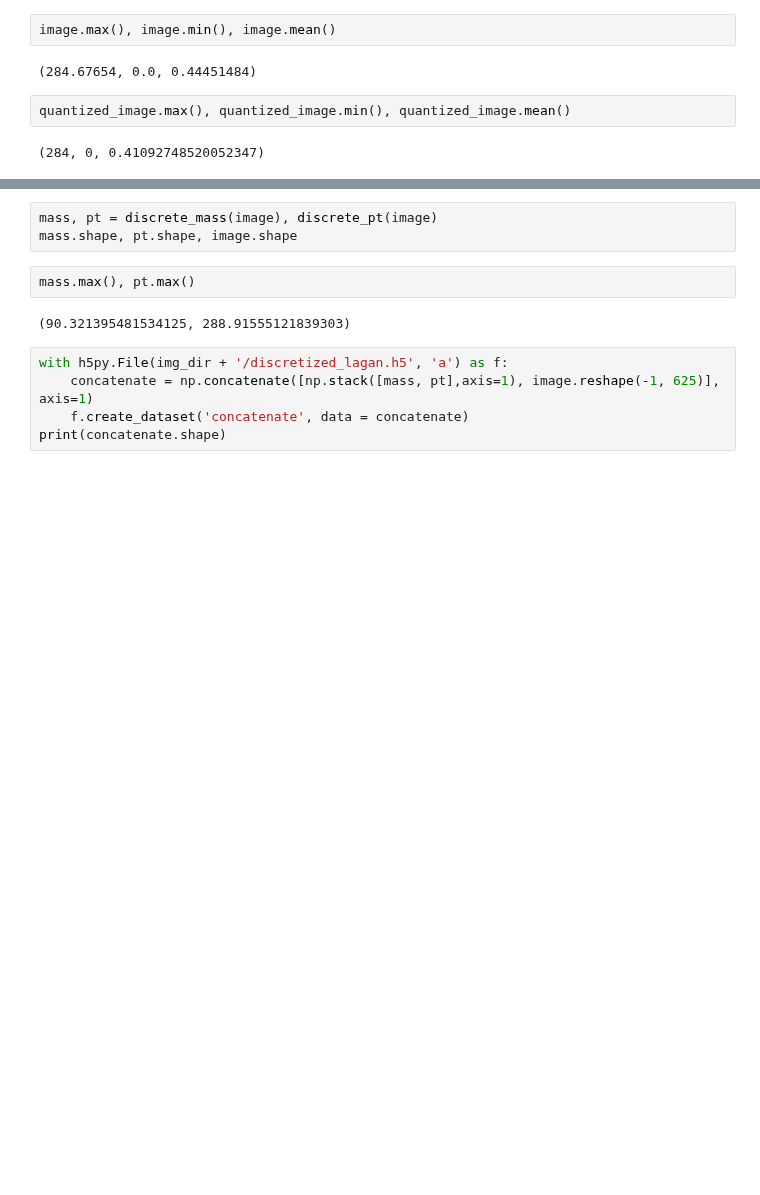
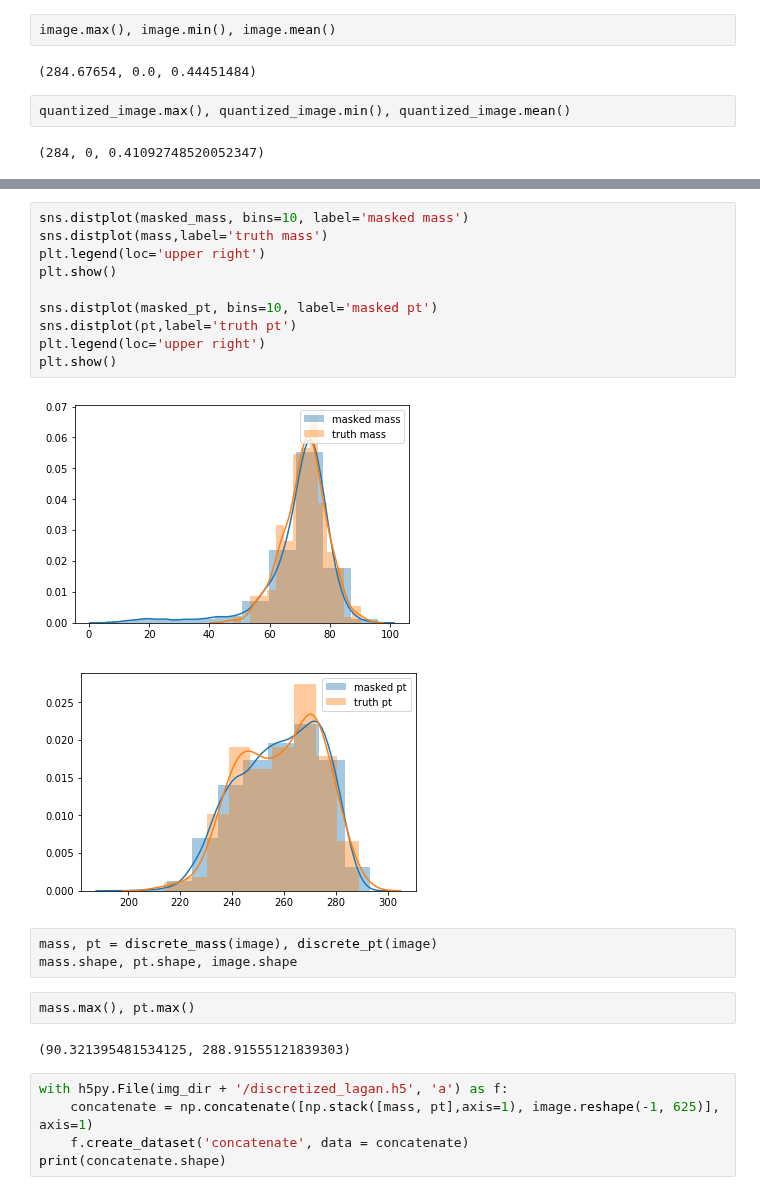
Before and after one commit to adamlu123/SparseImageFlows, a Jupyter notebook: Notebooks/quantize_image.ipynb, the cells around one changed output, grey strips where cells are left out. Cells and saved outputs as stored; diff of their text form; blank space fills up the shorter version.

```diff
--- a/Notebooks/quantize_image.ipynb
+++ b/Notebooks/quantize_image.ipynb
@@ -63,3 +74,16 @@ signal
+# %%
+sns.distplot(masked_mass, bins=10, label='masked mass')
+sns.distplot(mass,label='truth mass')
+plt.legend(loc='upper right')
+plt.show()
+
+sns.distplot(masked_pt, bins=10, label='masked pt')
+sns.distplot(pt,label='truth pt')
+plt.legend(loc='upper right')
+plt.show()
+# %% [output]
+[figure, added]
+[figure, added]
 # %%
 mass, pt = discrete_mass(image), discrete_pt(image)
 mass.shape, pt.shape, image.shape
```
Also changed, not shown: parts of 10 cells of this notebook, 3 other files.
